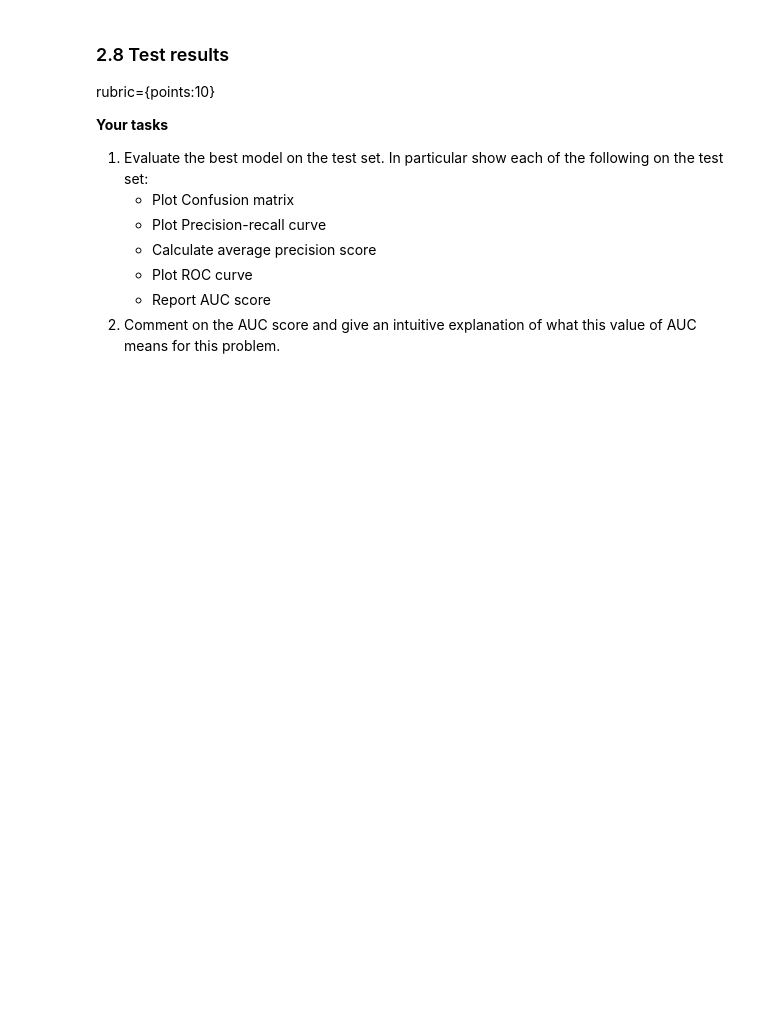
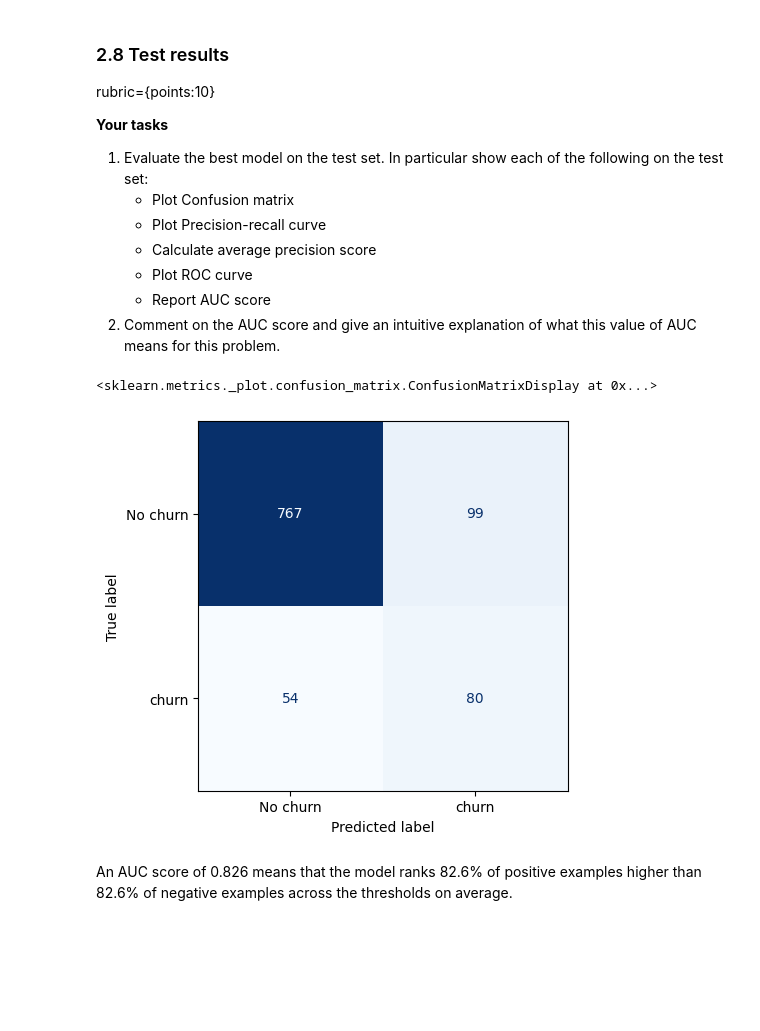
Before and after one commit to wangseann/cpsc330-2022W2, a Jupyter notebook: hw/hw5/hw5.ipynb, the cells around one changed output. Cells and saved outputs as stored; diff of their text form; code cells hidden in the pictures; blank space fills up the shorter version.

```diff
--- a/hw/hw5/hw5.ipynb
+++ b/hw/hw5/hw5.ipynb
@@ -371,8 +380,3 @@ rubric={points:12}
 
 1. Report the cross-validation results of a `LogisticRegression` model, with default Hparams, on the following metrics: `"accuracy", "precision", "recall", "f1"`
 2. Are you satisfied with the results? Explain why or why not. Discuss in a few sentences.
-# %%
-pipe_lr = make_pipe(preprocessor, LogisticRegression())
-pipe_lr.fit(X_train, y_train)
-
-scores = cross_validate(pipe,
@@ -404,0 +445,15 @@ rubric={points:10}
+# %%
+param_grid = {
+    'logisticregression__class_weight': [None, {0:1, 1:3}, 'balanced'],
+    'logisticregression__C': 10.0 ** np.arange(-2, 2, 0.5), #try with -2,2,0.5
+}
+
+pipe_lr_max_iter = make_pipeline(preprocessor, LogisticRegression(max_iter=10000))
+# %%
+grid_search = GridSearchCV(
+    pipe_lr_max_iter, param_grid, cv=5, n_jobs=-1, return_train_score = True, scoring="f1"
+)
+
+grid_search.fit(X_train, y_train)
+# grid_search.best_score_
+print(grid_search.best_params_)
@@ -414,3 +510,22 @@ rubric={points:10}
     - Plot ROC curve
     - Report AUC score
 3. Comment on the AUC score and give an intuitive explanation of what this value of AUC means for this problem.
+# %%
+#code adapted from lecture 9
+pipe = make_pipeline(preprocessor, LogisticRegression(C = 0.31622776601683794, class_weight = {0: 1, 1: 3}, max_iter = 1000))
+
+pipe.fit(X_train, y_train)
+pred = pipe.predict(X_test)
+# %%
+ConfusionMatrixDisplay.from_estimator(
+    pipe,
+    X_test,
+    y_test,
+    display_labels=["No churn", "churn"],
+    values_format = "d",
+    cmap = plt.cm.Blues,
+    colorbar = False,
+)
+# %% [output]
+<sklearn.metrics._plot.confusion_matrix.ConfusionMatrixDisplay at 0x...>
+[figure, added]
@@ -417,3 +577,5 @@ rubric={points:10}
+# %% [markdown]
+An AUC score of 0.826 means that the model ranks 82.6% of positive examples higher than 82.6% of negative examples across the thresholds on average.
 # %% [markdown]
 <br><br><br><br>
 # %% [markdown]
```
Also changed, not shown: parts of 37 cells of this notebook.
